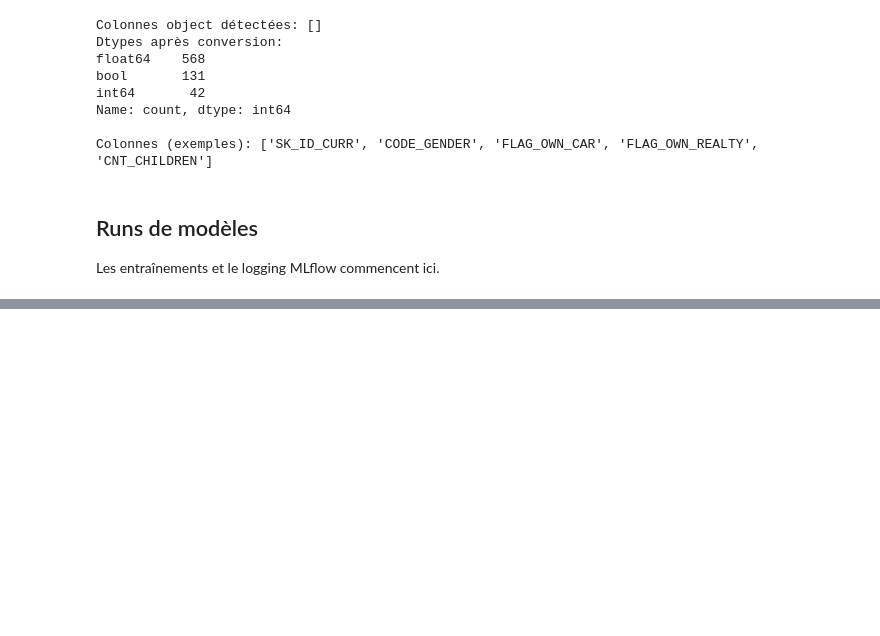
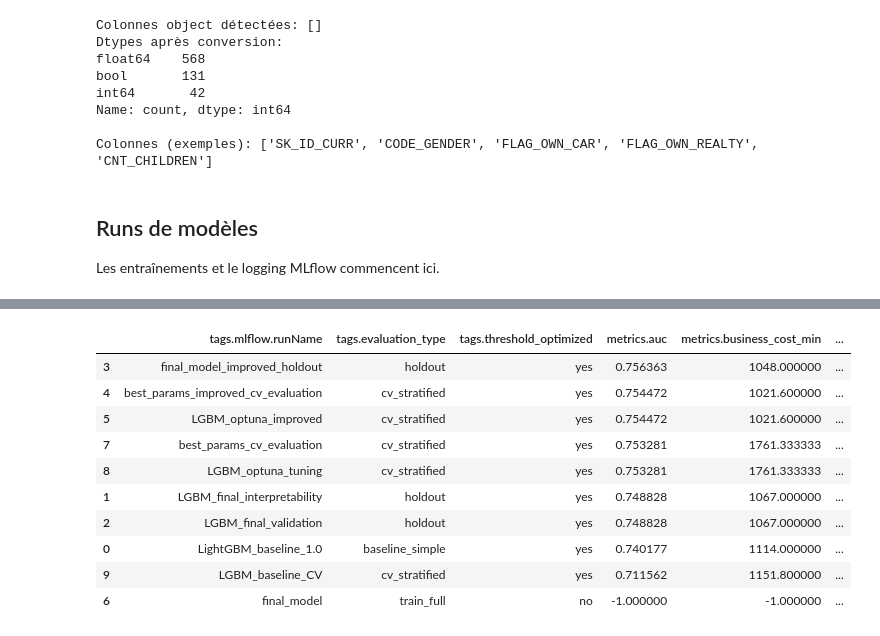
Before and after one commit to chaton59/OC_P6, a Jupyter notebook: notebooks/03_LGBM.ipynb, the cells around one changed output, grey strips where cells are left out. Saved outputs shown, nothing was run; the diff lists cells and outputs as text; code cells hidden in the pictures; blank space fills up the shorter version.

```diff
--- a/notebooks/03_LGBM.ipynb
+++ b/notebooks/03_LGBM.ipynb
@@ -623,6 +1256,7 @@ warnings.filterwarnings('ignore', message='.*Inferred schema contains integer co
 final_model = LGBMClassifier(**best_params)
 final_model.fit(X_train, y_train)
 
+# Logging uniformisé pour comparaison facile
 with mlflow.start_run(run_name="LGBM_final_interpretability"):
     # Tags + params
     mlflow.log_params(best_params)
@@ -630,6 +1264,15 @@ with mlflow.start_run(run_name="LGBM_final_interpretability"):
         mlflow.set_tag(tag_key, tag_value)
     mlflow.set_tag("model_type", MODEL_NAME)
     mlflow.set_tag("phase", "final_interpretability")
+    mlflow.set_tag("evaluation_type", "holdout")
+    mlflow.set_tag("threshold_optimized", "yes")
+
+    # Log métriques standardisées (réutilise les valeurs du hold-out)
+    mlflow.log_metric("auc", holdout_auc)
+    mlflow.log_metric("business_cost_min", min_cost)
+    mlflow.log_metric("optimal_threshold", optimal_threshold)
+    mlflow.log_metric("f1_score", holdout_f1)
+    mlflow.log_metric("recall_class1", holdout_recall)
 
     # Log du modèle final
     mlflow.lightgbm.log_model(final_model, name=MODEL_NAME)
@@ -812 +1476,25 @@ with mlflow.start_run(run_name=RUN_NAME):
 🧪 View experiment at: http://127.0.0.1:5000/#/experiments/1
+# %%
+# Tableau comparatif des runs MLflow (métriques standardisées)
+runs_df = mlflow.search_runs(experiment_ids=[experiment_id])
+metric_cols = [f"metrics.{m}" for m in STANDARD_METRICS.keys()]
+display_cols = [
+    "tags.mlflow.runName",
+    "tags.evaluation_type",
+    "tags.threshold_optimized",
+    *metric_cols,
+ ]
+comparison_df = runs_df[display_cols].sort_values("metrics.auc", ascending=False)
+comparison_df
+# %% [output]
+|  | tags.mlflow.runName | tags.evaluation_type | tags.threshold_optimized | metrics.auc | metrics.business_cost_min | ... |
+| 3 | final_model_improved_holdout | holdout | yes | 0.756363 | 1048.000000 | ... |
+| 4 | best_params_improved_cv_evaluation | cv_stratified | yes | 0.754472 | 1021.600000 | ... |
+| 5 | LGBM_optuna_improved | cv_stratified | yes | 0.754472 | 1021.600000 | ... |
+| 7 | best_params_cv_evaluation | cv_stratified | yes | 0.753281 | 1761.333333 | ... |
+| 8 | LGBM_optuna_tuning | cv_stratified | yes | 0.753281 | 1761.333333 | ... |
+| 1 | LGBM_final_interpretability | holdout | yes | 0.748828 | 1067.000000 | ... |
+| 2 | LGBM_final_validation | holdout | yes | 0.748828 | 1067.000000 | ... |
+| 0 | LightGBM_baseline_1.0 | baseline_simple | yes | 0.740177 | 1114.000000 | ... |
+| 9 | LGBM_baseline_CV | cv_stratified | yes | 0.711562 | 1151.800000 | ... |
+| 6 | final_model | train_full | no | -1.000000 | -1.000000 | ... |
```
Also changed, not shown: parts of 13 cells of this notebook, 3 other files.
